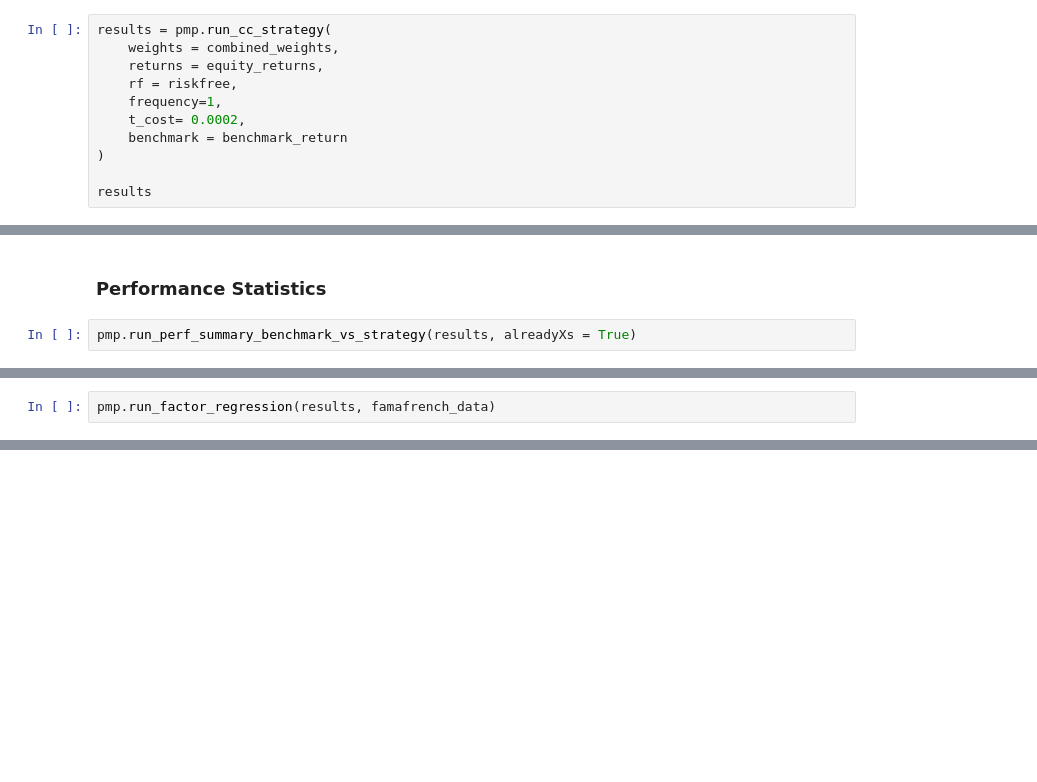
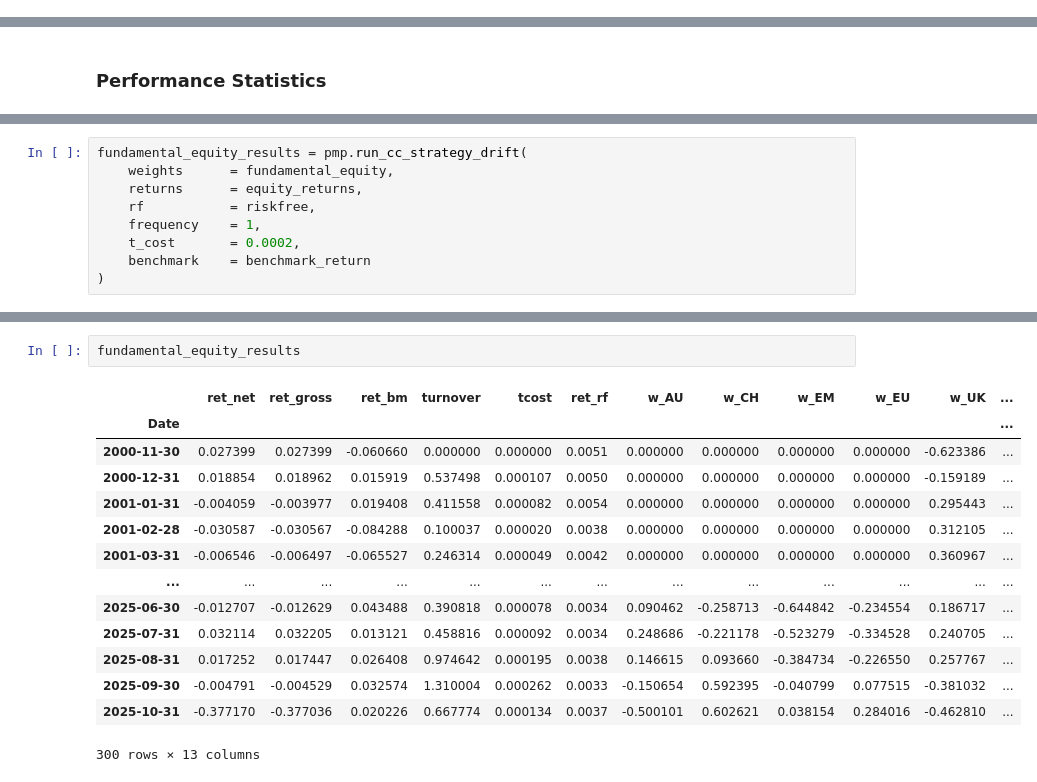
Before and after one commit to DanUZH/PMP_December_8, a Jupyter notebook: Code/Combined_Portfolio.ipynb, the cells around one changed output, grey strips where cells are left out. Cells and saved outputs as stored; diff of their text form; blank space fills up the shorter version.

Commit message:
Combined

```diff
--- a/Code/Combined_Portfolio.ipynb
+++ b/Code/Combined_Portfolio.ipynb
@@ -220,13 +253,2 @@ combined_weights
 # %% [markdown]
 ### Backtest
-# %%
-results = pmp.run_cc_strategy(
-    weights = combined_weights,
-    returns = equity_returns,
-    rf = riskfree,
-    frequency=1,
-    t_cost= 0.0002,
-    benchmark = benchmark_return
-)
-
-results
@@ -248,4 +255,2 @@ results
 # %% [markdown]
 ### Performance Statistics
-# %%
-pmp.run_perf_summary_benchmark_vs_strategy(results, alreadyXs = True)
@@ -289,2 +256,0 @@ results = results.loc[:"2025-09-30"]
-# %%
-pmp.run_factor_regression(results, famafrench_data)
@@ -308,0 +259,9 @@ pmp.run_factor_regression(results, famafrench_data)
+# %%
+fundamental_equity_results = pmp.run_cc_strategy_drift(
+    weights      = fundamental_equity,
+    returns      = equity_returns,
+    rf           = riskfree,
+    frequency    = 1,
+    t_cost       = 0.0002,
+    benchmark    = benchmark_return
+)
@@ -308,0 +304,17 @@ pmp.run_factor_regression(results, famafrench_data)
+# %%
+fundamental_equity_results
+# %% [output]
+|  | ret_net | ret_gross | ret_bm | turnover | tcost | ret_rf | w_AU | w_CH | w_EM | w_EU | w_UK | ... |
+| Date |  |  |  |  |  |  |  |  |  |  |  | ... |
+| 2000-11-30 | 0.027399 | 0.027399 | -0.060660 | 0.000000 | 0.000000 | 0.0051 | 0.000000 | 0.000000 | 0.000000 | 0.000000 | -0.623386 | ... |
+| 2000-12-31 | 0.018854 | 0.018962 | 0.015919 | 0.537498 | 0.000107 | 0.0050 | 0.000000 | 0.000000 | 0.000000 | 0.000000 | -0.159189 | ... |
+| 2001-01-31 | -0.004059 | -0.003977 | 0.019408 | 0.411558 | 0.000082 | 0.0054 | 0.000000 | 0.000000 | 0.000000 | 0.000000 | 0.295443 | ... |
+| 2001-02-28 | -0.030587 | -0.030567 | -0.084288 | 0.100037 | 0.000020 | 0.0038 | 0.000000 | 0.000000 | 0.000000 | 0.000000 | 0.312105 | ... |
+| 2001-03-31 | -0.006546 | -0.006497 | -0.065527 | 0.246314 | 0.000049 | 0.0042 | 0.000000 | 0.000000 | 0.000000 | 0.000000 | 0.360967 | ... |
+| ... | ... | ... | ... | ... | ... | ... | ... | ... | ... | ... | ... | ... |
+| 2025-06-30 | -0.012707 | -0.012629 | 0.043488 | 0.390818 | 0.000078 | 0.0034 | 0.090462 | -0.258713 | -0.644842 | -0.234554 | 0.186717 | ... |
+| 2025-07-31 | 0.032114 | 0.032205 | 0.013121 | 0.458816 | 0.000092 | 0.0034 | 0.248686 | -0.221178 | -0.523279 | -0.334528 | 0.240705 | ... |
+| 2025-08-31 | 0.017252 | 0.017447 | 0.026408 | 0.974642 | 0.000195 | 0.0038 | 0.146615 | 0.093660 | -0.384734 | -0.226550 | 0.257767 | ... |
+| 2025-09-30 | -0.004791 | -0.004529 | 0.032574 | 1.310004 | 0.000262 | 0.0033 | -0.150654 | 0.592395 | -0.040799 | 0.077515 | -0.381032 | ... |
+| 2025-10-31 | -0.377170 | -0.377036 | 0.020226 | 0.667774 | 0.000134 | 0.0037 | -0.500101 | 0.602621 | 0.038154 | 0.284016 | -0.462810 | ... |
+300 rows × 13 columns
```
Also changed, not shown: parts of 23 cells of this notebook, 7 other files.
